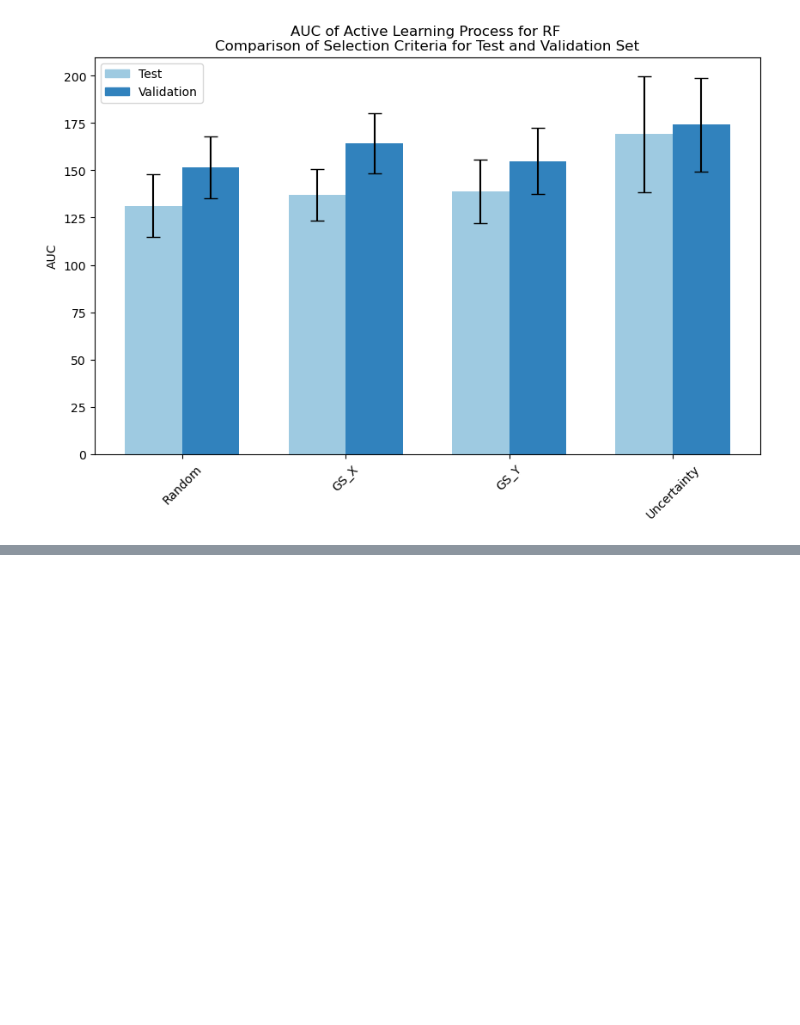
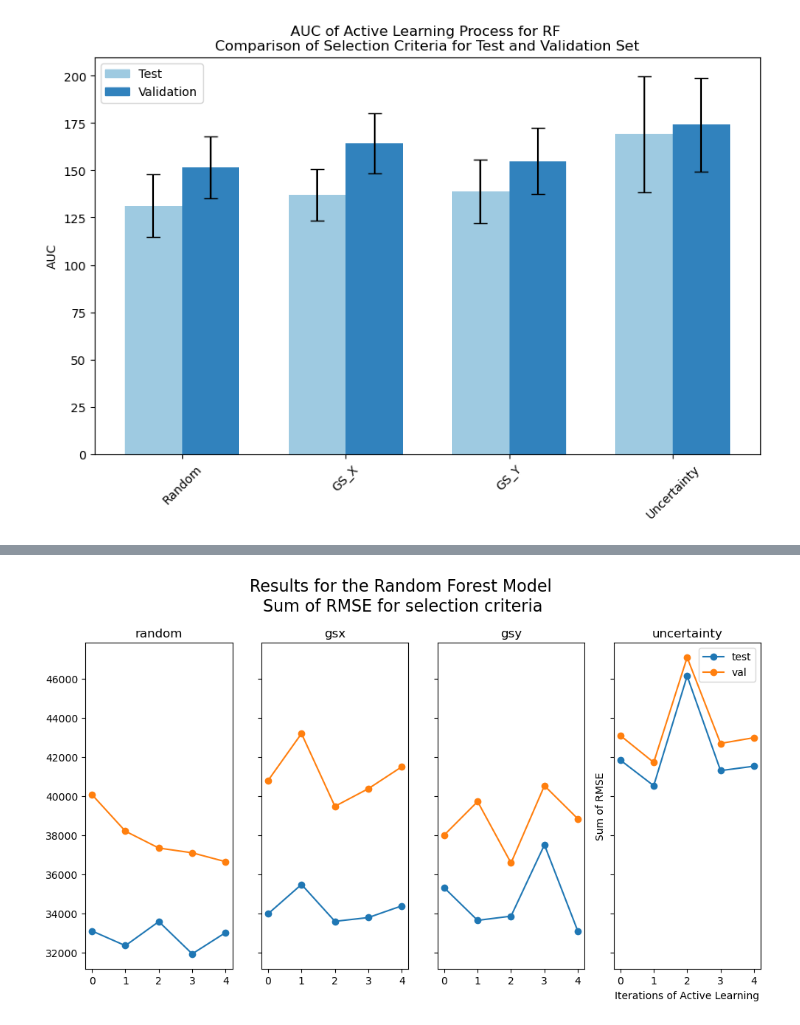
Before and after one commit to thegitrogmonster/Zamberger_thesis_AL2024, a Jupyter notebook: 04_Active_Learning/04_al_results_visualization.ipynb, the cells around one changed output, grey strips where cells are left out. Drawn from its saved outputs; the diff is of its cells as text; code cells hidden in the pictures; blank space fills up the shorter version.

```diff
--- a/04_Active_Learning/04_al_results_visualization.ipynb
+++ b/04_Active_Learning/04_al_results_visualization.ipynb
@@ -278,0 +365,10 @@ _plot_rmse(test_rmse, model_name = "KRR")
+# %%
+from al_lib.results_vis import _seperate_results_test
+from al_lib.results_vis import _seperate_results_val
+
+# from al_lib.results_vis import _plot_rmse # old function
+
+model_krr = models[0]  # results for krr
+test_rsme_random, test_rsme_gsx, test_rsme_gsy, test_rmse_uncertainty = (
+    _seperate_results_test(data_krr, model_name="KRR")
+)
@@ -355,10 +401,12 @@ plot = _plot_rmse(sep_res_val, model_name = model_name, title = f"Validation RMS
 # for each iteration step
 for sel_crit, rmse in enumerate(test_rmse):
     # calculate the mean rmse
-    rmse_mean_per_iteration = rmse.mean(axis=1) #axis = 1 -> row wise
+    rmse_mean_per_iteration = rmse.mean(axis=1)  # axis = 1 -> row wise
     # calculate the area under the curve
     auc = sum(rmse_mean_per_iteration).__round__(0)
-    print(f"The area under the curve for {selection_criteria[sel_crit]['crit_name']} is {auc}")
+    print(
+        f"The area under the curve for {selection_criteria[sel_crit]['crit_name']} is {auc}"
+    )
 
     # for each selection criteria
 # %% [output]
@@ -372,7 +420,9 @@ for i, rmse in enumerate(test_rmse):
     # calculate the AUC for each selection criteria by taking the mean of the RMSE for learning step
     for rmse in test_rmse:
         aucs.append(np.mean(rmse.mean(axis=1)))
-    print(f"Model: {model_name}, Selection Criteria: {selection_criteria[i]['crit_name']}, AUC: {aucs[i]}")
+    print(
+        f"Model: {model_name}, Selection Criteria: {selection_criteria[i]['crit_name']}, AUC: {aucs[i]}"
+    )
 # %% [output]
 Model: KRR, Selection Criteria: random, AUC: 136.2876925910397
 Model: KRR, Selection Criteria: gsx, AUC: 125.75857213379798
@@ -664,0 +815,51 @@ report_al_results(data_rf, model_name = "RF", filepath = filepath)
+# %%
+import matplotlib.pyplot as plt
+
+fig, ax = plt.subplots(1, 4, figsize=(10, 6), sharey=True)
+
+fig.suptitle("Results for the Random Forest Model \nSum of RMSE for selection criteria", fontsize=16)
+
+for i, crit_name in enumerate(["uncertainty", "random", "gsx", "gsy"], start=0):
+    test_sum = test_col.filter(regex=crit_name).sum(axis=0)
+    val_sum = val_col.filter(regex=crit_name).sum(axis=0)
+
+    # Align the indices of val_sum to match test_sum
+    val_sum.index = test_sum.index
+
+    # Calculate mean and median for both test and validation sums
+    mean_test_sum = test_sum.mean()
+    mean_val_sum = val_sum.mean()
+    std_test_sum = test_sum.std()
+    std_val_sum = val_sum.std()
+    median_test_sum = test_sum.median()
+    median_val_sum = val_sum.median()
+
+    # Plot test data
+    ax[i-1].plot(test_sum.index, test_sum, label="test", marker='o')
+    # Plot validation data
+    ax[i-1].plot(val_sum.index, val_sum, label="val", marker='o')
+
+    # Overlay mean and median lines for both test and validation data
+    # ax[i-1].axhline(mean_test_sum, color="r", linestyle="--", label="mean test")
+    # ax[i-1].axhline(median_test_sum, color="b", linestyle="--", label="median test")
+    # ax[i-1].axhline(mean_val_sum, color="g", linestyle="--", label="mean val")
+    # ax[i-1].axhline(median_val_sum, color="y", linestyle="--", label="median val")
+
+    # set a title for each subplot
+    ax[i-1].set_title(f"{crit_name}")
+    # Rotate the label of the x-axis
+    ax[i-1].set_xticklabels(ax[i-1].get_xticks())
+    # ax[i-1].set_ylabel("Sum of RMSE")
+    # ax[i-1].set_xlabel("Number of iterations of Active Learning")
+
+
+    # Add legend
+    # ax[i-1].legend()
+plt.ylabel("Sum of RMSE")
+plt.xlabel("Iterations of Active Learning", loc = "center")
+plt.legend()
+plt.tight_layout()  # Adjust layout to make room for long axis labels
+plt.savefig(FIGURE_PATH + "sum_rmse_rf_per_selection_crit.png")
+plt.show()
+# %% [output]
+[figure, added]
```
Also changed, not shown: parts of 30 cells of this notebook.
